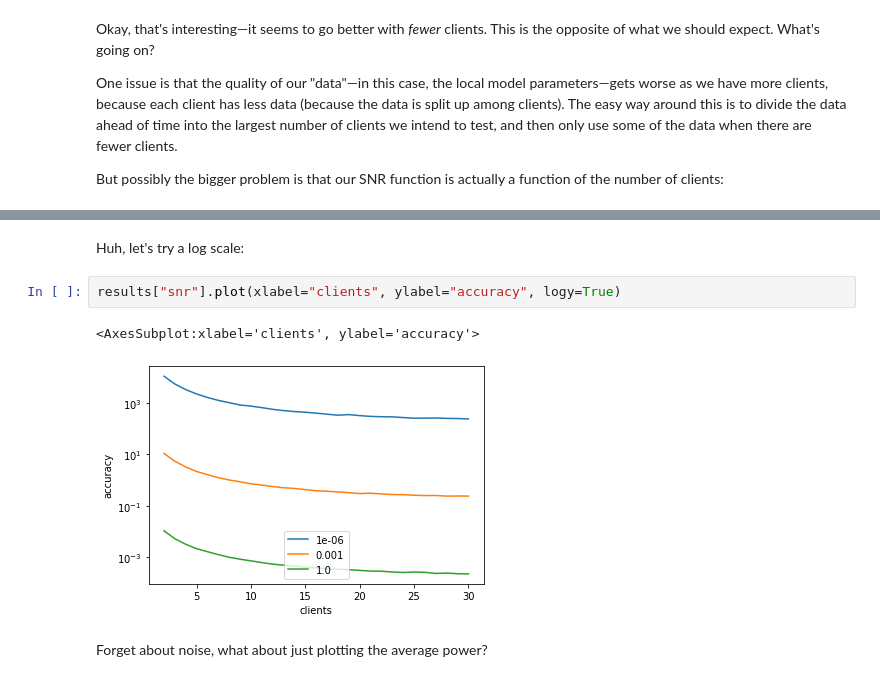
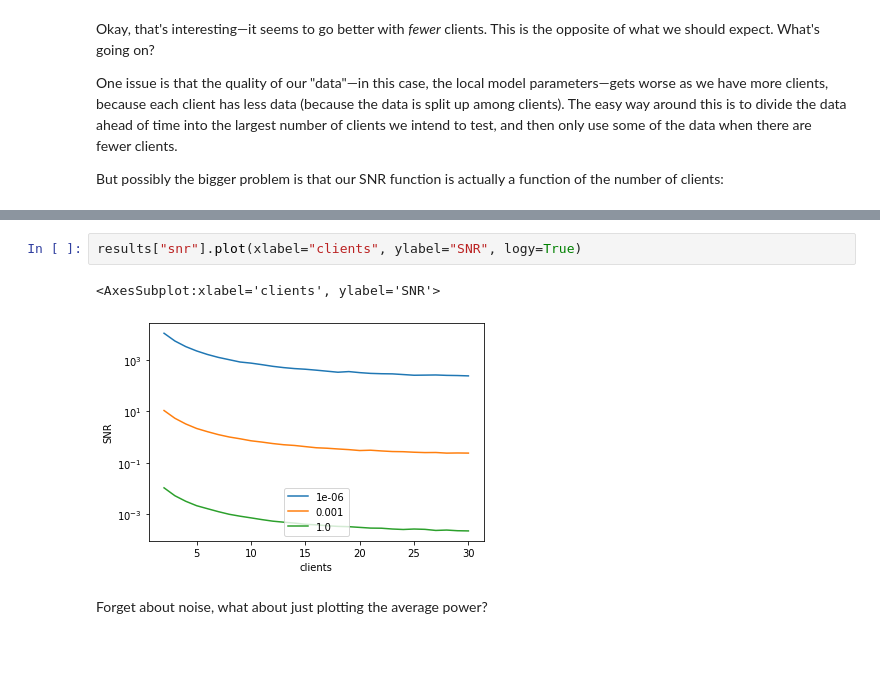
Before and after one commit to czlee/kyanite, a Jupyter notebook: ota-basic.ipynb, the cells around one changed output, grey strips where cells are left out. Cells and saved outputs as stored; diff of their text form; blank space fills up the shorter version.

```diff
--- a/ota-basic.ipynb
+++ b/ota-basic.ipynb
@@ -111,10 +106,8 @@ results["snr"].plot(xlabel="clients", ylabel="SNR")
-# %% [markdown]
-Huh, let's try a log scale:
 # %%
-results["snr"].plot(xlabel="clients", ylabel="accuracy", logy=True)
+results["snr"].plot(xlabel="clients", ylabel="SNR", logy=True)
 # %% [output]
-<AxesSubplot:xlabel='clients', ylabel='accuracy'>
+<AxesSubplot:xlabel='clients', ylabel='SNR'>
-[figure, old version]
+[figure, new version]
 # %% [markdown]
 Forget about noise, what about just plotting the average power?
 # %%
```
Also changed, not shown: parts of 18 cells of this notebook.
